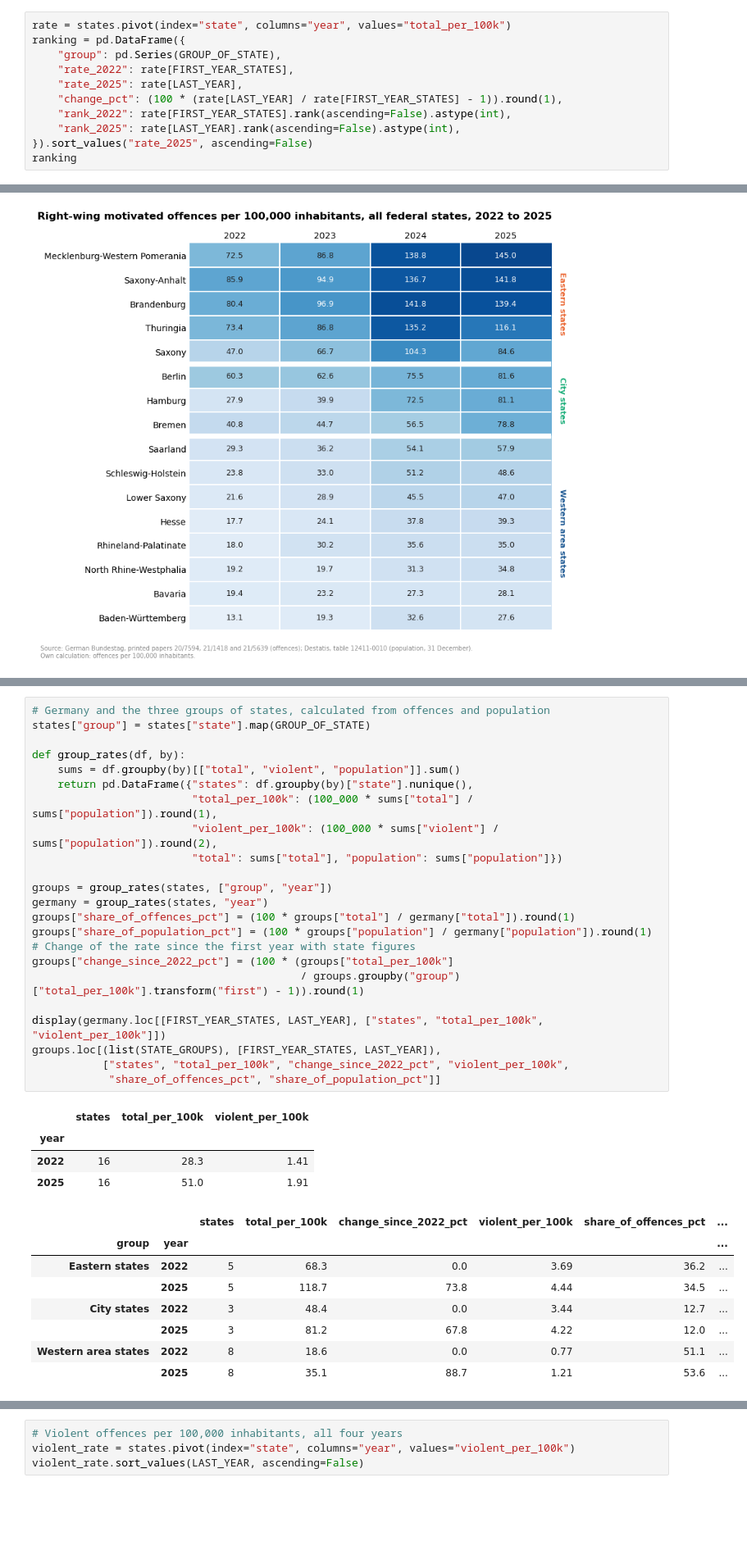
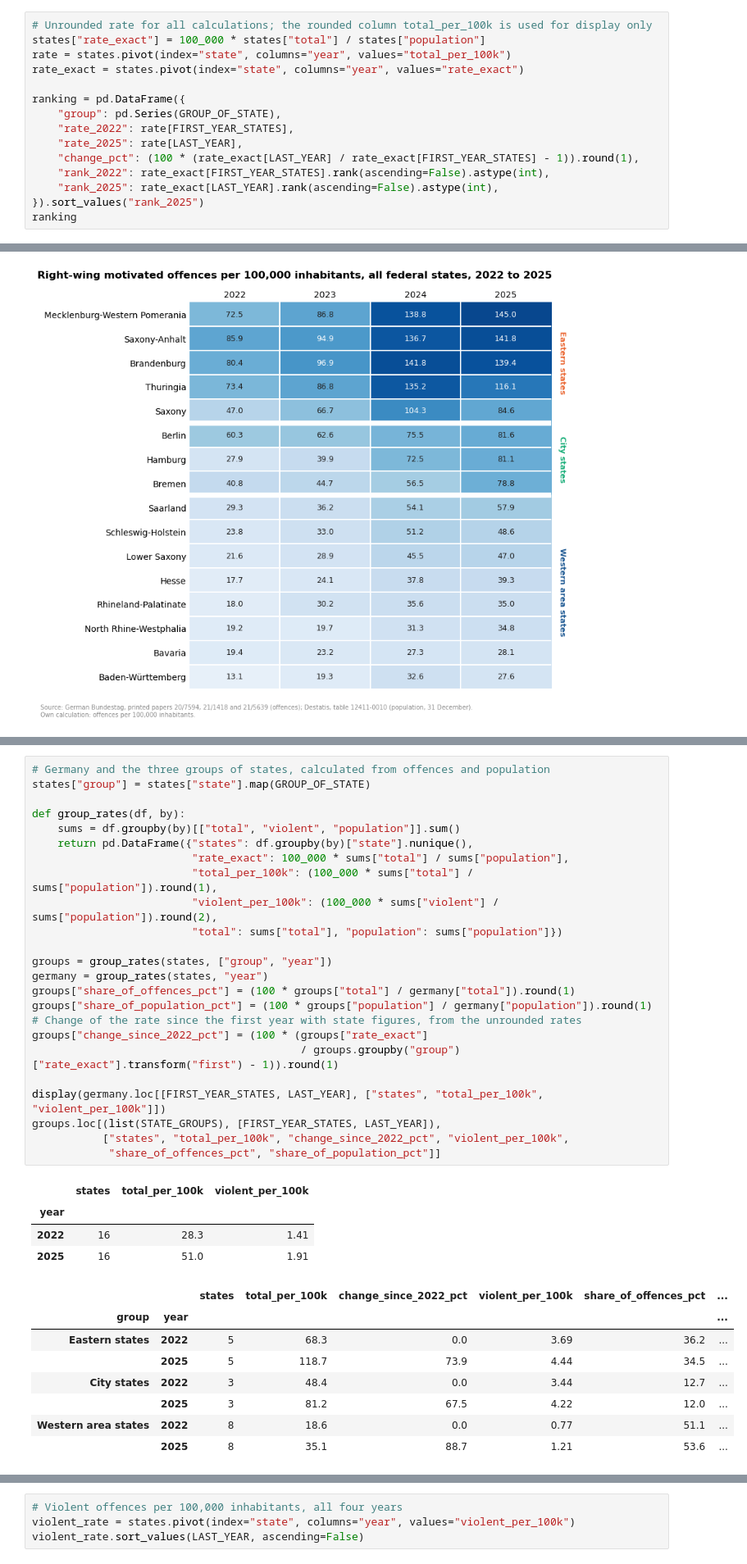
Before and after one commit to Amirhouschang/right-wing-crime-germany-pmk, a Jupyter notebook: notebooks/02_analysis.ipynb, the cells around one changed output, grey strips where cells are left out. Shown at 82% size. Drawn from its saved outputs; the diff is of its cells as text; blank space fills up the shorter version.

```diff
--- a/notebooks/02_analysis.ipynb
+++ b/notebooks/02_analysis.ipynb
@@ -379,13 +381,17 @@ The figures for Germany and for the three groups of states are calculated from t
 # %%
+# Unrounded rate for all calculations; the rounded column total_per_100k is used for display only
+states["rate_exact"] = 100_000 * states["total"] / states["population"]
 rate = states.pivot(index="state", columns="year", values="total_per_100k")
+rate_exact = states.pivot(index="state", columns="year", values="rate_exact")
+
 ranking = pd.DataFrame({
     "group": pd.Series(GROUP_OF_STATE),
     "rate_2022": rate[FIRST_YEAR_STATES],
     "rate_2025": rate[LAST_YEAR],
-    "change_pct": (100 * (rate[LAST_YEAR] / rate[FIRST_YEAR_STATES] - 1)).round(1),
-    "rank_2022": rate[FIRST_YEAR_STATES].rank(ascending=False).astype(int),
-    "rank_2025": rate[LAST_YEAR].rank(ascending=False).astype(int),
-}).sort_values("rate_2025", ascending=False)
+    "change_pct": (100 * (rate_exact[LAST_YEAR] / rate_exact[FIRST_YEAR_STATES] - 1)).round(1),
+    "rank_2022": rate_exact[FIRST_YEAR_STATES].rank(ascending=False).astype(int),
+    "rank_2025": rate_exact[LAST_YEAR].rank(ascending=False).astype(int),
+}).sort_values("rank_2025")
 ranking
 # %% [output]
 |  | group | rate_2022 | rate_2025 | change_pct | rank_2022 | rank_2025 |
@@ -489,37 +495,38 @@ The ranking therefore falls into three groups of states. The next cell calculate
 # %%
 # Germany and the three groups of states, calculated from offences and population
 states["group"] = states["state"].map(GROUP_OF_STATE)
 
 def group_rates(df, by):
     sums = df.groupby(by)[["total", "violent", "population"]].sum()
     return pd.DataFrame({"states": df.groupby(by)["state"].nunique(),
+                         "rate_exact": 100_000 * sums["total"] / sums["population"],
                          "total_per_100k": (100_000 * sums["total"] / sums["population"]).round(1),
                          "violent_per_100k": (100_000 * sums["violent"] / sums["population"]).round(2),
                          "total": sums["total"], "population": sums["population"]})
 
 groups = group_rates(states, ["group", "year"])
 germany = group_rates(states, "year")
 groups["share_of_offences_pct"] = (100 * groups["total"] / germany["total"]).round(1)
 groups["share_of_population_pct"] = (100 * groups["population"] / germany["population"]).round(1)
-# Change of the rate since the first year with state figures
-groups["change_since_2022_pct"] = (100 * (groups["total_per_100k"]
-                                          / groups.groupby("group")["total_per_100k"].transform("first") - 1)).round(1)
+# Change of the rate since the first year with state figures, from the unrounded rates
+groups["change_since_2022_pct"] = (100 * (groups["rate_exact"]
+                                          / groups.groupby("group")["rate_exact"].transform("first") - 1)).round(1)
 
 display(germany.loc[[FIRST_YEAR_STATES, LAST_YEAR], ["states", "total_per_100k", "violent_per_100k"]])
 groups.loc[(list(STATE_GROUPS), [FIRST_YEAR_STATES, LAST_YEAR]),
            ["states", "total_per_100k", "change_since_2022_pct", "violent_per_100k",
             "share_of_offences_pct", "share_of_population_pct"]]
 # %% [output]
 |  | states | total_per_100k | violent_per_100k |
 | year |  |  |  |
 | 2022 | 16 | 28.3 | 1.41 |
 | 2025 | 16 | 51.0 | 1.91 |
 |  |  | states | total_per_100k | change_since_2022_pct | violent_per_100k | share_of_offences_pct | ... |
 | group | year |  |  |  |  |  | ... |
 | Eastern states | 2022 | 5 | 68.3 | 0.0 | 3.69 | 36.2 | ... |
-|  | 2025 | 5 | 118.7 | 73.8 | 4.44 | 34.5 | ... |
+|  | 2025 | 5 | 118.7 | 73.9 | 4.44 | 34.5 | ... |
 | City states | 2022 | 3 | 48.4 | 0.0 | 3.44 | 12.7 | ... |
-|  | 2025 | 3 | 81.2 | 67.8 | 4.22 | 12.0 | ... |
+|  | 2025 | 3 | 81.2 | 67.5 | 4.22 | 12.0 | ... |
 | Western area states | 2022 | 8 | 18.6 | 0.0 | 0.77 | 51.1 | ... |
 |  | 2025 | 8 | 35.1 | 88.7 | 1.21 | 53.6 | ... |
 # %%
```
Also changed, not shown: parts of 9 cells of this notebook, 4 other files.
